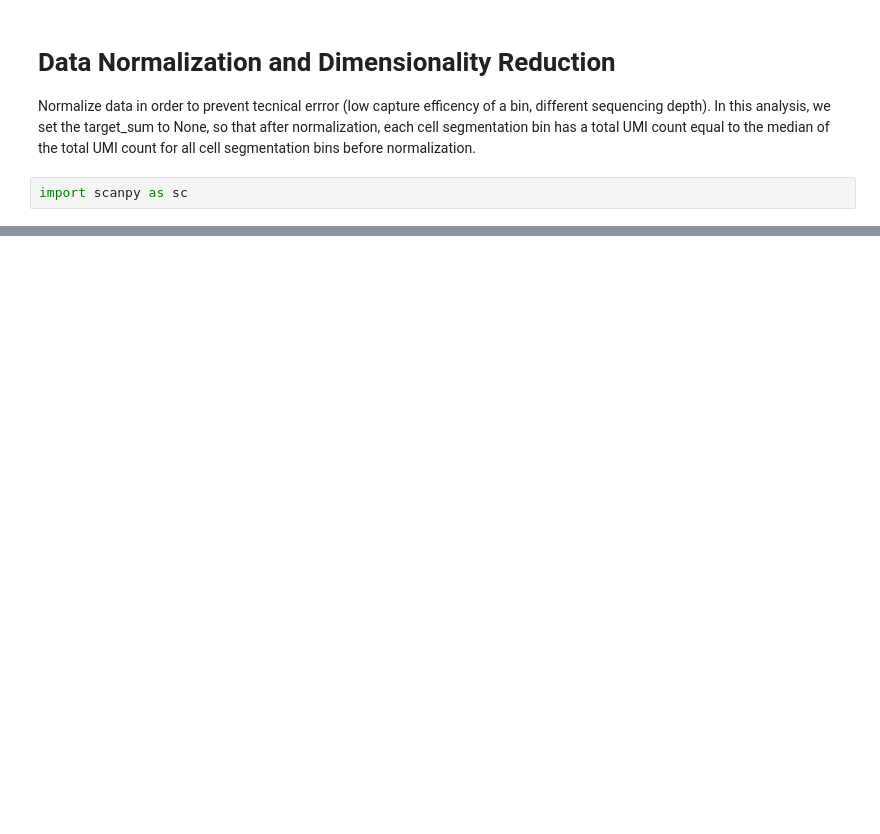
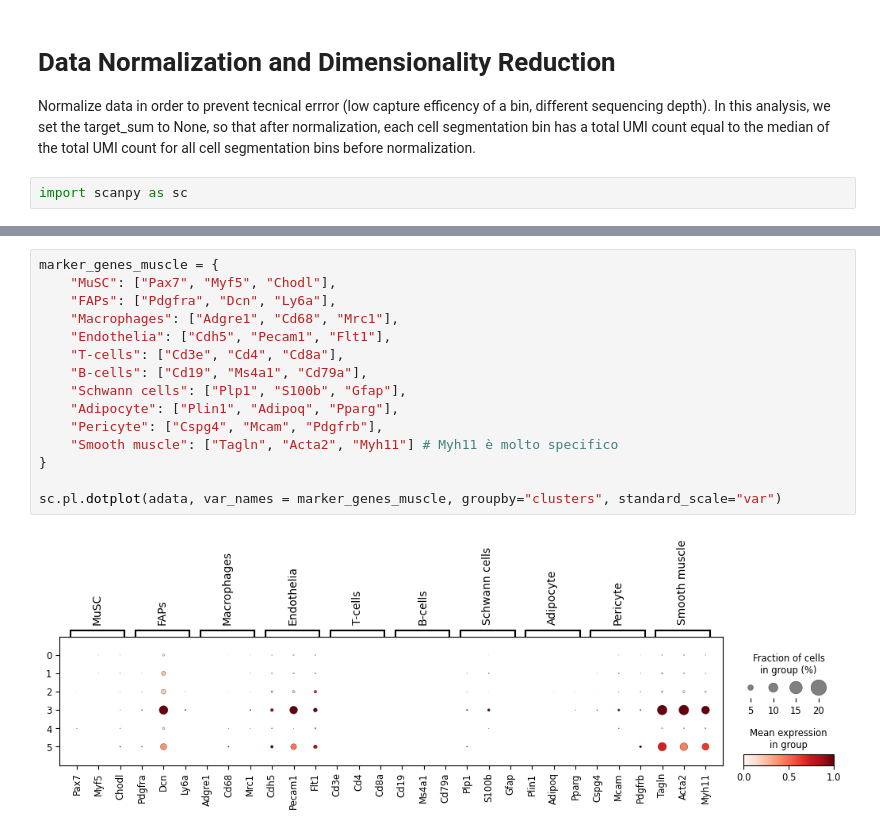
Before and after one commit to Rankstrait/Spatial-Transcriptomic, a Jupyter notebook: notebooks/clustering.ipynb, the cells around one changed output, grey strips where cells are left out. Cells and saved outputs as stored; diff of their text form; blank space fills up the shorter version.

```diff
--- a/notebooks/clustering.ipynb
+++ b/notebooks/clustering.ipynb
@@ -239,0 +266,17 @@ sc.pl.pca_variance_ratio(adata, log=True, n_pcs = 50)
+# %%
+marker_genes_muscle = {
+    "MuSC": ["Pax7", "Myf5", "Chodl"],
+    "FAPs": ["Pdgfra", "Dcn", "Ly6a"],
+    "Macrophages": ["Adgre1", "Cd68", "Mrc1"],
+    "Endothelia": ["Cdh5", "Pecam1", "Flt1"],
+    "T-cells": ["Cd3e", "Cd4", "Cd8a"],
+    "B-cells": ["Cd19", "Ms4a1", "Cd79a"],
+    "Schwann cells": ["Plp1", "S100b", "Gfap"],
+    "Adipocyte": ["Plin1", "Adipoq", "Pparg"],
+    "Pericyte": ["Cspg4", "Mcam", "Pdgfrb"],
+    "Smooth muscle": ["Tagln", "Acta2", "Myh11"] # Myh11 è molto specifico
+}
+
+sc.pl.dotplot(adata, var_names = marker_genes_muscle, groupby="clusters", standard_scale="var")
+# %% [output]
+[figure, added]
```
Also changed, not shown: parts of 24 cells of this notebook.
